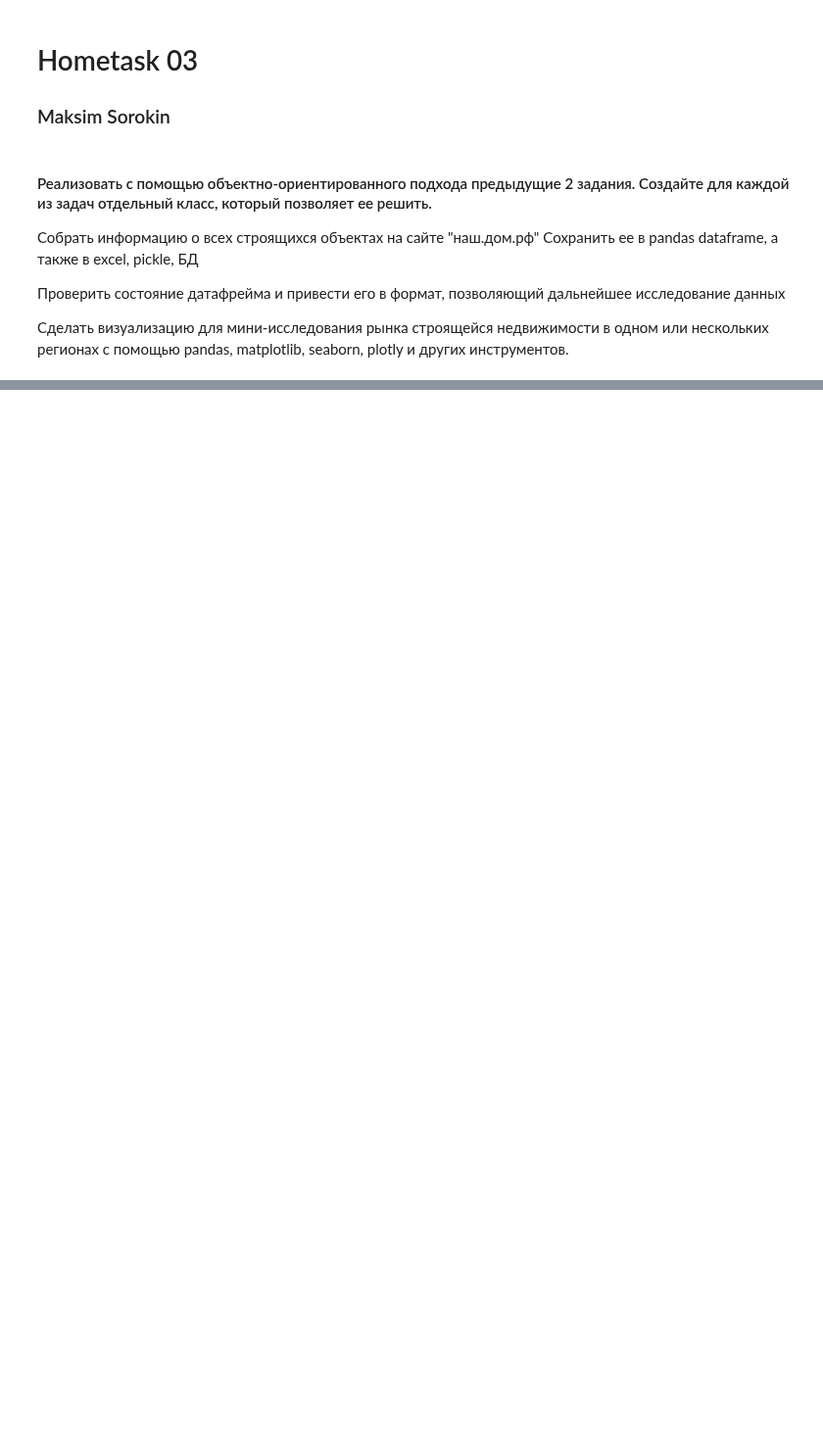
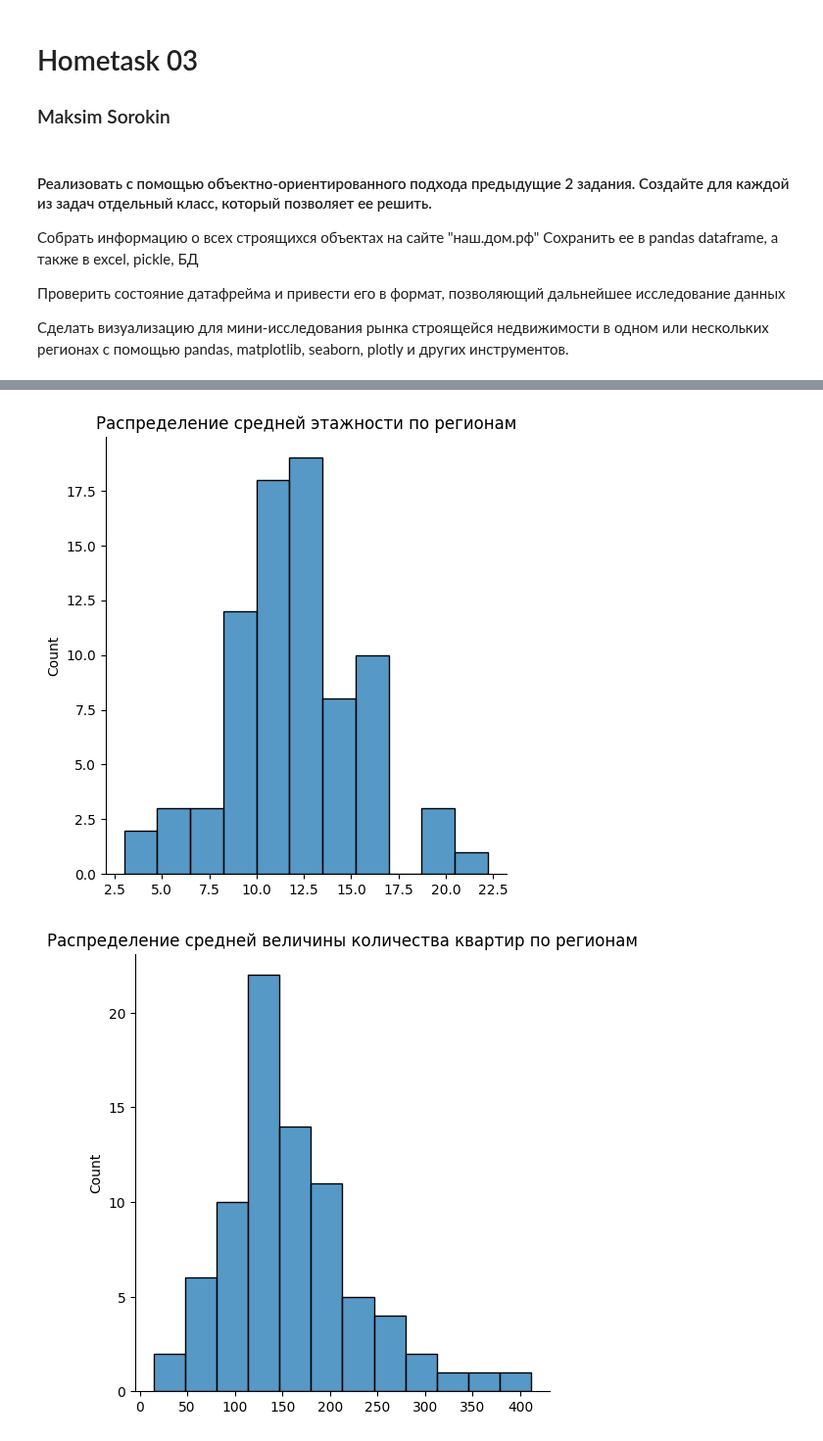
Before and after one commit to maxt/ds-practise, a Jupyter notebook: homework_03.ipynb, the cells around one changed output, grey strips where cells are left out. Shown at 98% size. Saved outputs shown, nothing was run; the diff lists cells and outputs as text; code cells hidden in the pictures; blank space fills up the shorter version.

```diff
--- a/homework_03.ipynb
+++ b/homework_03.ipynb
@@ -125,0 +272,6 @@ dataSaver.save_sql('output_2/dom_objects')
+# %%
+for a in vis.get_available_metrics_to_compare():
+    vis.make_distribution(a)
+# %% [output]
+[figure, added]
+[figure, added]
```
Also changed, not shown: parts of 16 cells of this notebook, 2 other files.
